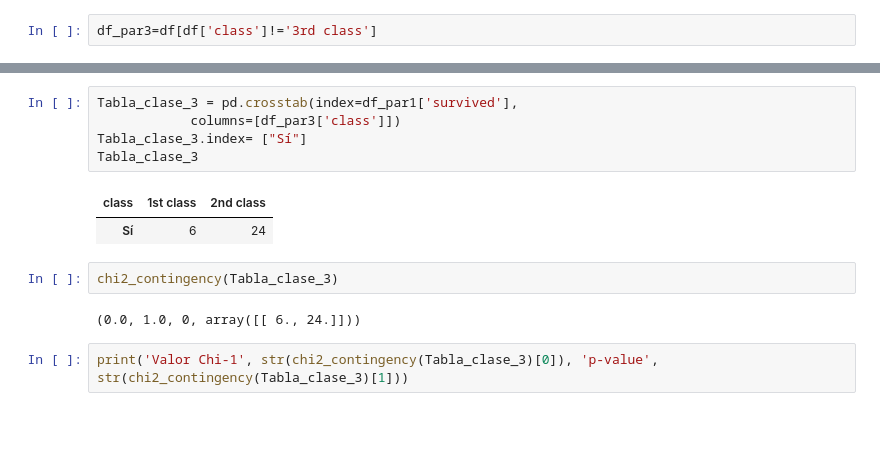
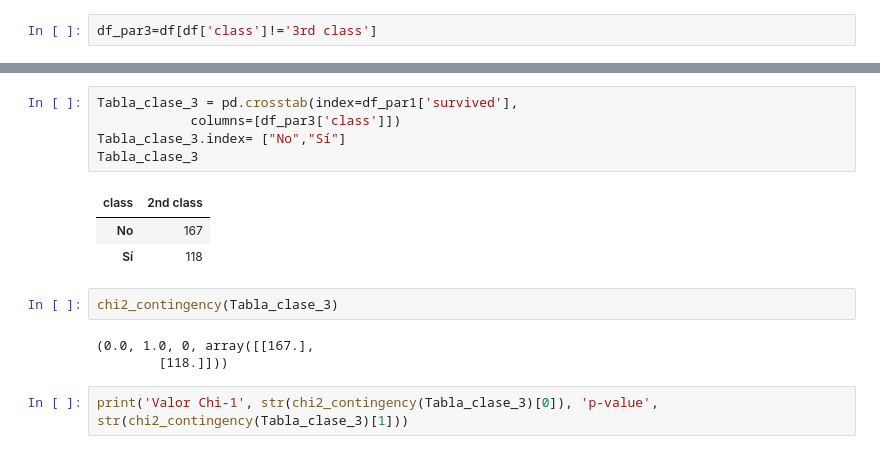
Before and after one commit to dgguarin20/CDA_Tree_CHAID, a Jupyter notebook: Untitled6.ipynb, the cells around one changed output, grey strips where cells are left out. Saved outputs shown, nothing was run; the diff lists cells and outputs as text; blank space fills up the shorter version.

```diff
--- a/Untitled6.ipynb
+++ b/Untitled6.ipynb
@@ -218,15 +215,17 @@ df_par3.head()
 # %%
 Tabla_clase_3 = pd.crosstab(index=df_par1['survived'],
             columns=[df_par3['class']])
-Tabla_clase_3.index= ["Sí"]
+Tabla_clase_3.index= ["No","Sí"]
 Tabla_clase_3
 # %% [output]
-| class | 1st class | 2nd class |
-| Sí | 6 | 24 |
+| class | 2nd class |
+| No | 167 |
+| Sí | 118 |
 # %%
 chi2_contingency(Tabla_clase_3)
 # %% [output]
-(0.0, 1.0, 0, array([[ 6., 24.]]))
+(0.0, 1.0, 0, array([[167.],
+        [118.]]))
 # %%
 print('Valor Chi-1', str(chi2_contingency(Tabla_clase_3)[0]), 'p-value', str(chi2_contingency(Tabla_clase_3)[1]))
 # %% [output]
```
Also changed, not shown: parts of 15 cells of this notebook.
